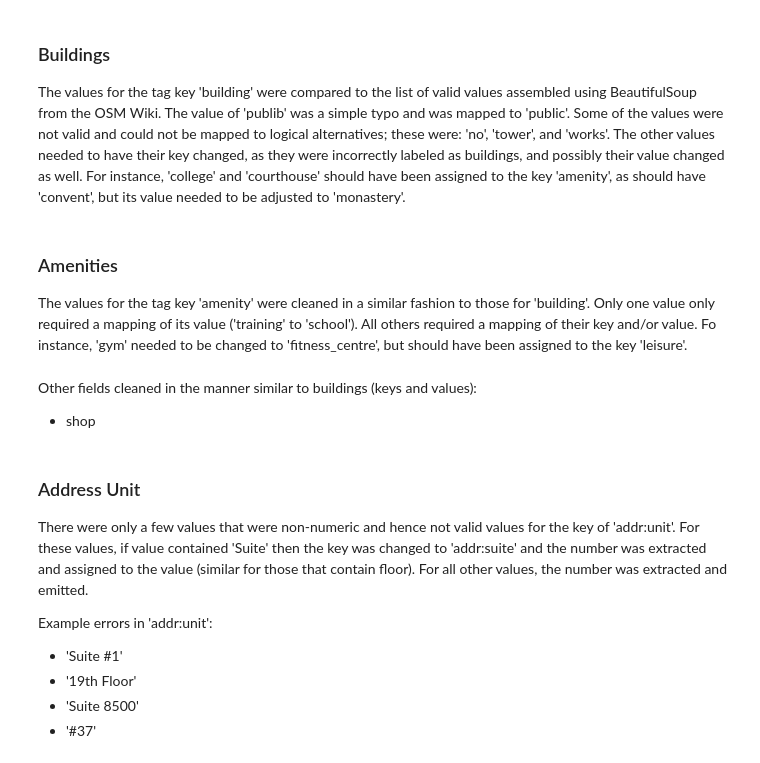
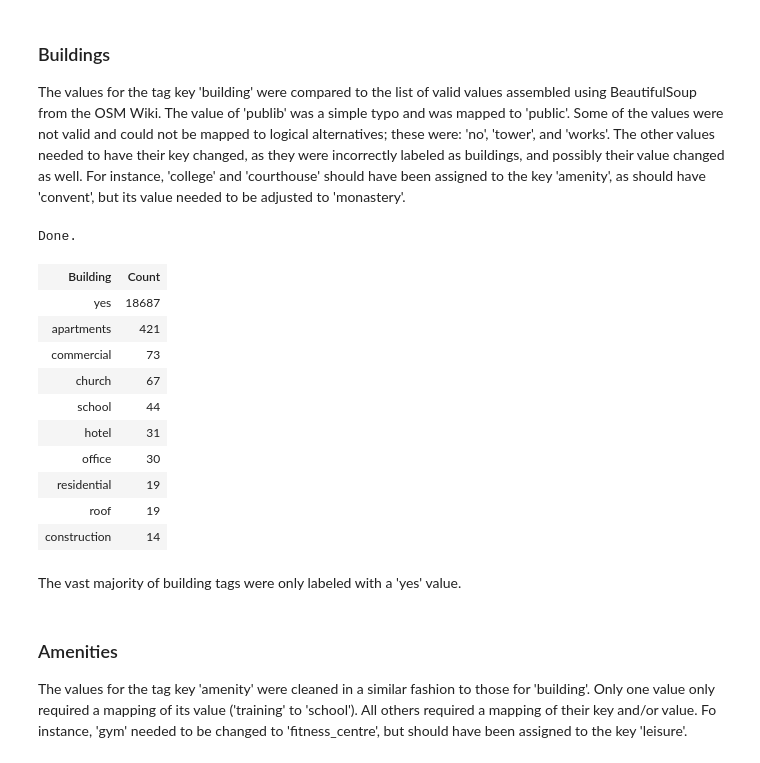
Before and after one commit to jaclynrich/manhattan-osm-wrangling, a Jupyter notebook: output_and_report/OpenStreetMap Data Wrangling and Case Study.ipynb, the cells around one changed output. Drawn from its saved outputs; the diff is of its cells as text; code cells hidden in the pictures.

```diff
--- a/output_and_report/OpenStreetMap Data Wrangling and Case Study.ipynb
+++ b/output_and_report/OpenStreetMap Data Wrangling and Case Study.ipynb
@@ -269,18 +448,29 @@ Done.
 # %% [markdown]
 ### Buildings
 The values for the tag key 'building' were compared to the list of valid values assembled using BeautifulSoup from the OSM Wiki.  The value of 'publib' was a simple typo and was mapped to 'public'.  Some of the values were not valid and could not be mapped to logical alternatives; these were: 'no', 'tower', and 'works'.  The other values needed to have their key changed, as they were incorrectly labeled as buildings, and possibly their value changed as well.  For instance, 'college' and 'courthouse' should have been assigned to the key 'amenity', as should have 'convent', but its value needed to be adjusted to 'monastery'.
+# %%
+%%sql
+SELECT value AS 'Building', COUNT(*) AS Count
+FROM tags
+WHERE key='building'
+GROUP BY value
+ORDER BY Count DESC
+LIMIT 10;
+# %% [output]
+Done.
+| Building | Count |
+| yes | 18687 |
+| apartments | 421 |
+| commercial | 73 |
+| church | 67 |
+| school | 44 |
+| hotel | 31 |
+| office | 30 |
+| residential | 19 |
+| roof | 19 |
+| construction | 14 |
+# %% [markdown]
+The vast majority of building tags were only labeled with a 'yes' value.
 # %% [markdown]
 ### Amenities
 The values for the tag key 'amenity' were cleaned in a similar fashion to those for 'building'.  Only one value only required a mapping of its value ('training' to 'school').  All others required a mapping of their key and/or value.  Fo instance, 'gym' needed to be changed to 'fitness_centre', but should have been assigned to the key 'leisure'.
-# %% [markdown]
-Other fields cleaned in the manner similar to buildings (keys and values):
-* shop
-# %% [markdown]
-### Address Unit
-There were only a few values that were non-numeric and hence not valid values for the key of 'addr:unit'.  For these values, if value contained 'Suite' then the key was changed to 'addr:suite' and the number was extracted and assigned to the value (similar for those that contain floor).  For all other values, the number was extracted and emitted.
-
-Example errors in 'addr:unit':
-* 'Suite #1'
-* '19th Floor'
-* 'Suite 8500'
-* '#37'
```
Also changed, not shown: parts of 27 cells of this notebook, 2 other files.
